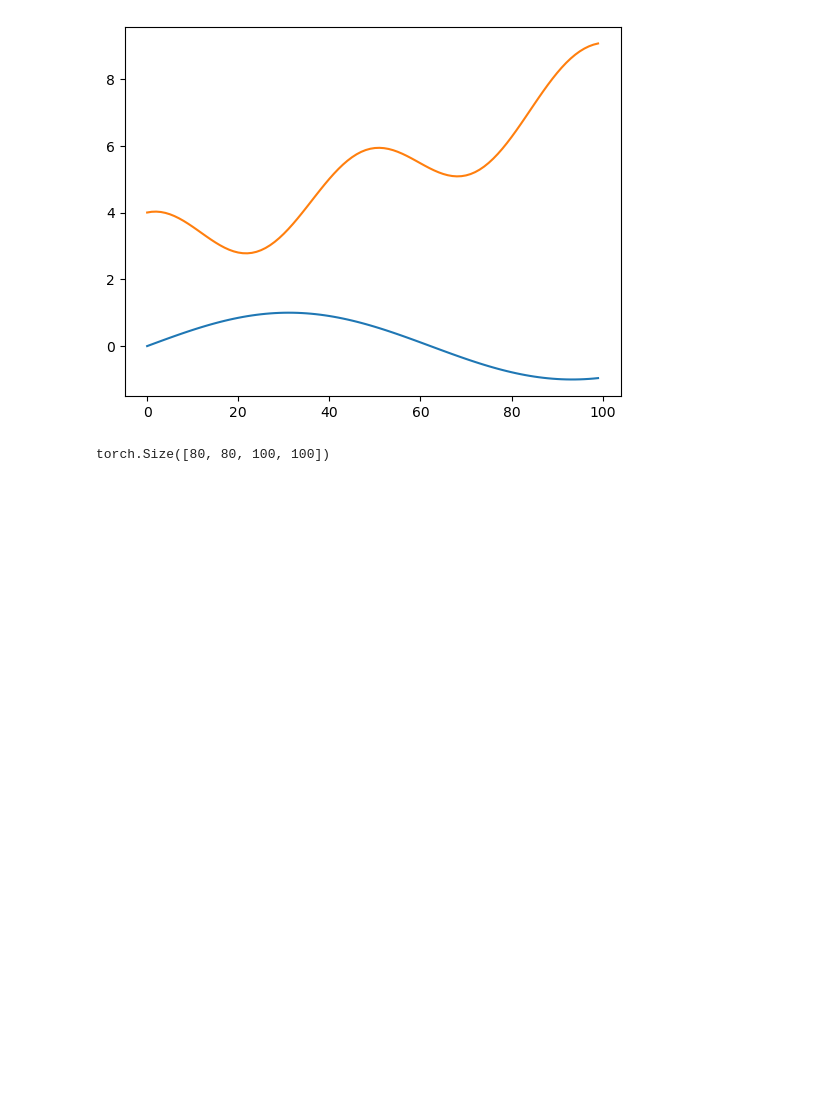
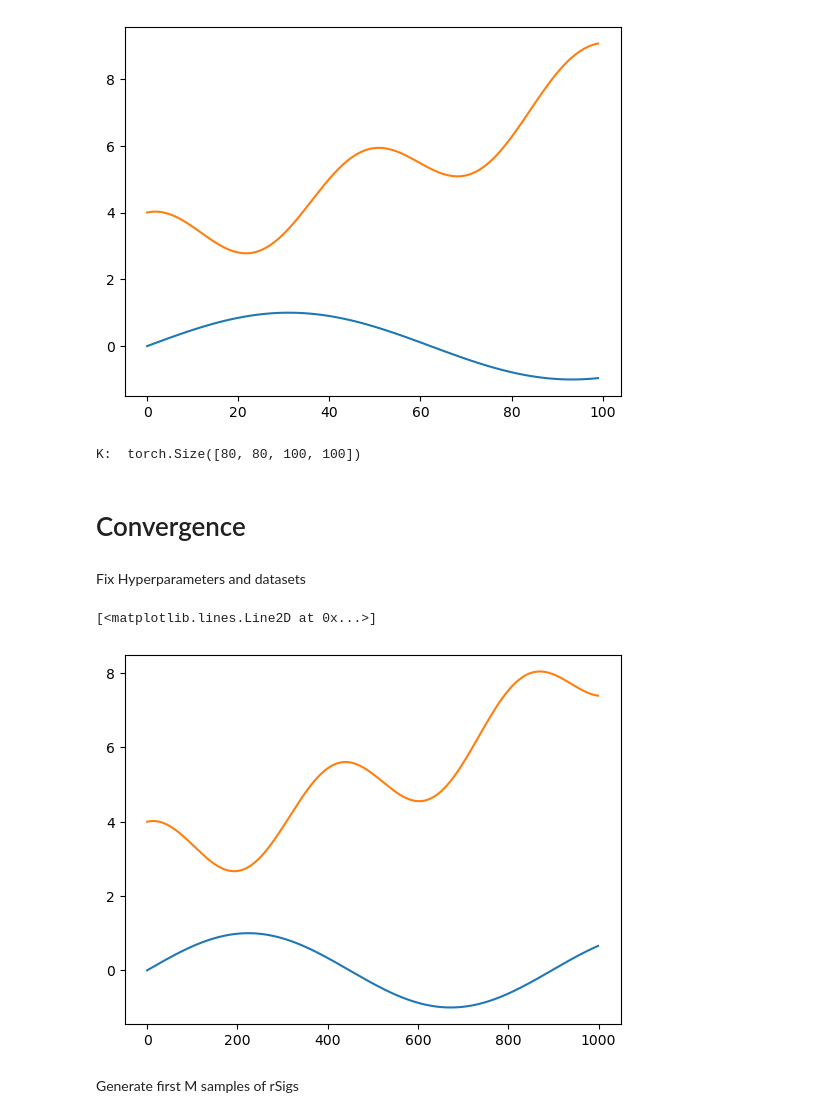
Before and after one commit to MucaCirone/NeuralSignatureKernels, a Jupyter notebook: notebooks/test.ipynb, the cells around one changed output. Drawn from its saved outputs; the diff is of its cells as text; code cells hidden in the pictures; blank space fills up the shorter version.

Commit message:
Added Convergence experiment

```diff
--- a/notebooks/test.ipynb
+++ b/notebooks/test.ipynb
@@ -129,9 +130,32 @@ plt.plot(data[0])
  <matplotlib.lines.Line2D at 0x...>]
 [figure]
 # %%
-neural_Kernel = NeuralSigKer()
+sigmas={"sigma_0": 1.0, "sigma_A": 1.0, "sigma_b": 2.0}
+neural_Kernel = NeuralSigKer(sigmas=sigmas)
 
 K = neural_Kernel.kernel(X, Y, sym=False, max_batch=50)
-K.shape
+print('K: ', K.shape)
 # %% [output]
-torch.Size([80, 80, 100, 100])
+K:  torch.Size([80, 80, 100, 100])
+# %% [markdown]
+# Convergence
+# %% [markdown]
+Fix Hyperparameters and datasets
+# %%
+# Hyperparameters
+batch, timesteps = 1, 1000
+ReLU = lambda x : x * (x > 0)
+sigmas={"sigma_0": 1.0, "sigma_A": 2.5, "sigma_b": 2.0}
+
+# data: (batch, timesteps, 2)
+times = torch.linspace(0, 1, timesteps)
+X = np.sin(7*times).unsqueeze(-1).unsqueeze(0)
+Y = (np.cos(15*times) + 3*np.exp(times)).unsqueeze(-1).unsqueeze(0)
+# %%
+plt.plot(X[0])
+plt.plot(Y[0])
+# %% [output]
+[<matplotlib.lines.Line2D at 0x...>]
+[figure, added]
+# %% [markdown]
+Generate first M samples of rSigs
```
Also changed, not shown: parts of 8 cells of this notebook, 2 other files.
